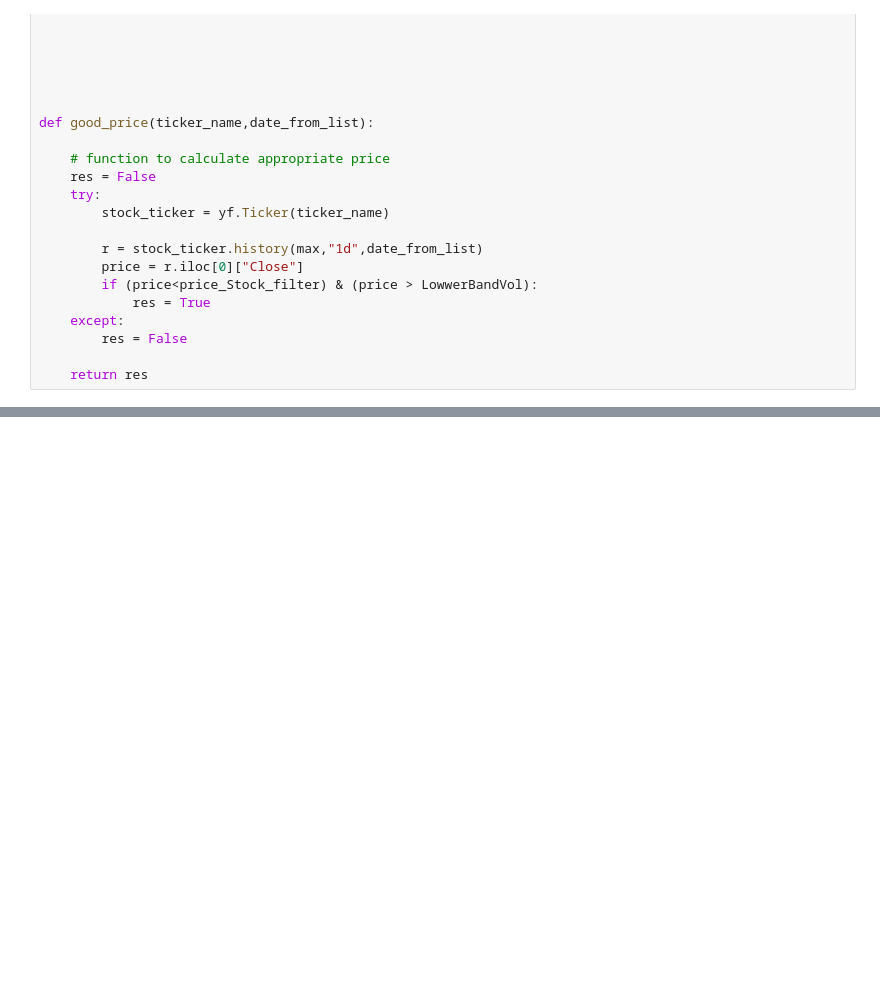
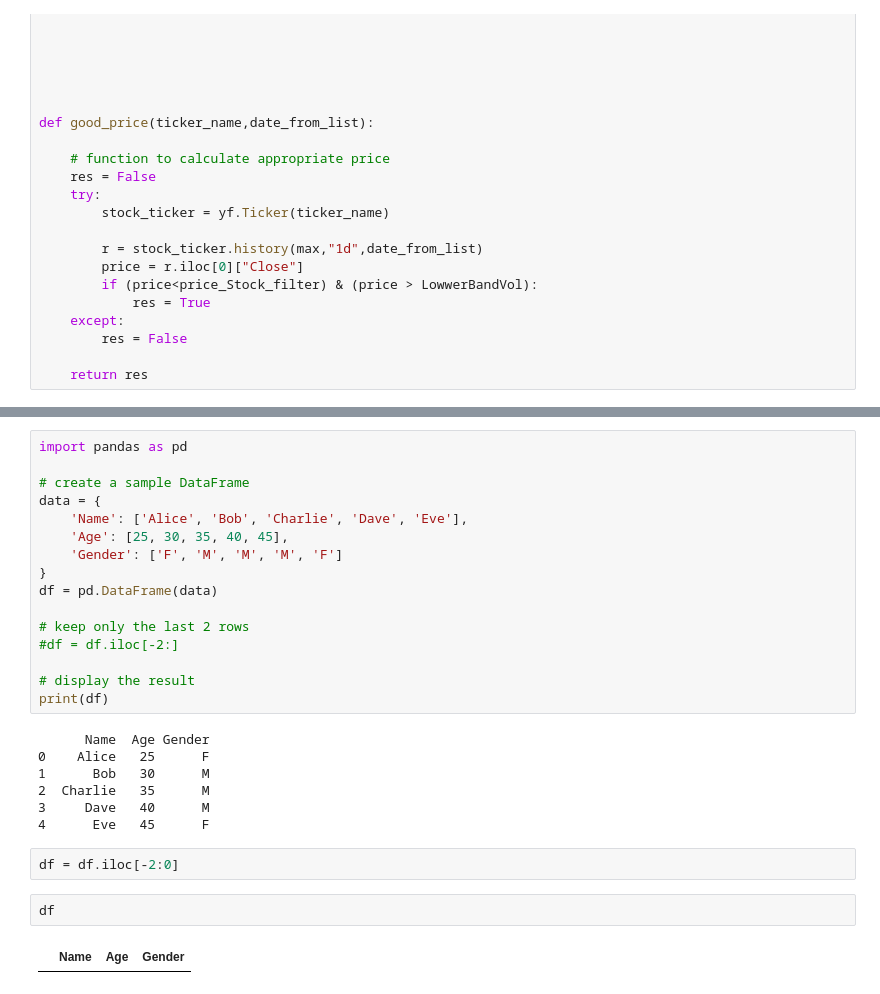
Before and after one commit to volry/PennyStockMonitoring, a Jupyter notebook: PennyStockForward.ipynb, the cells around one changed output, grey strips where cells are left out. Cells and saved outputs as stored; diff of their text form; blank space fills up the shorter version.

```diff
--- a/PennyStockForward.ipynb
+++ b/PennyStockForward.ipynb
@@ -415,0 +423,29 @@ with pd.ExcelWriter("outputFiles/output.xlsx") as writer:
+# %%
+import pandas as pd
+
+# create a sample DataFrame
+data = {
+    'Name': ['Alice', 'Bob', 'Charlie', 'Dave', 'Eve'],
+    'Age': [25, 30, 35, 40, 45],
+    'Gender': ['F', 'M', 'M', 'M', 'F']
+}
+df = pd.DataFrame(data)
+
+# keep only the last 2 rows
+#df = df.iloc[-2:]
+
+# display the result
+print(df)
+# %% [output]
+      Name  Age Gender
+0    Alice   25      F
+1      Bob   30      M
+2  Charlie   35      M
+3     Dave   40      M
+4      Eve   45      F
+# %%
+df = df.iloc[-2:0]
+# %%
+df
+# %% [output]
+|  | Name | Age | Gender |
```
Also changed, not shown: parts of 7 cells of this notebook.
